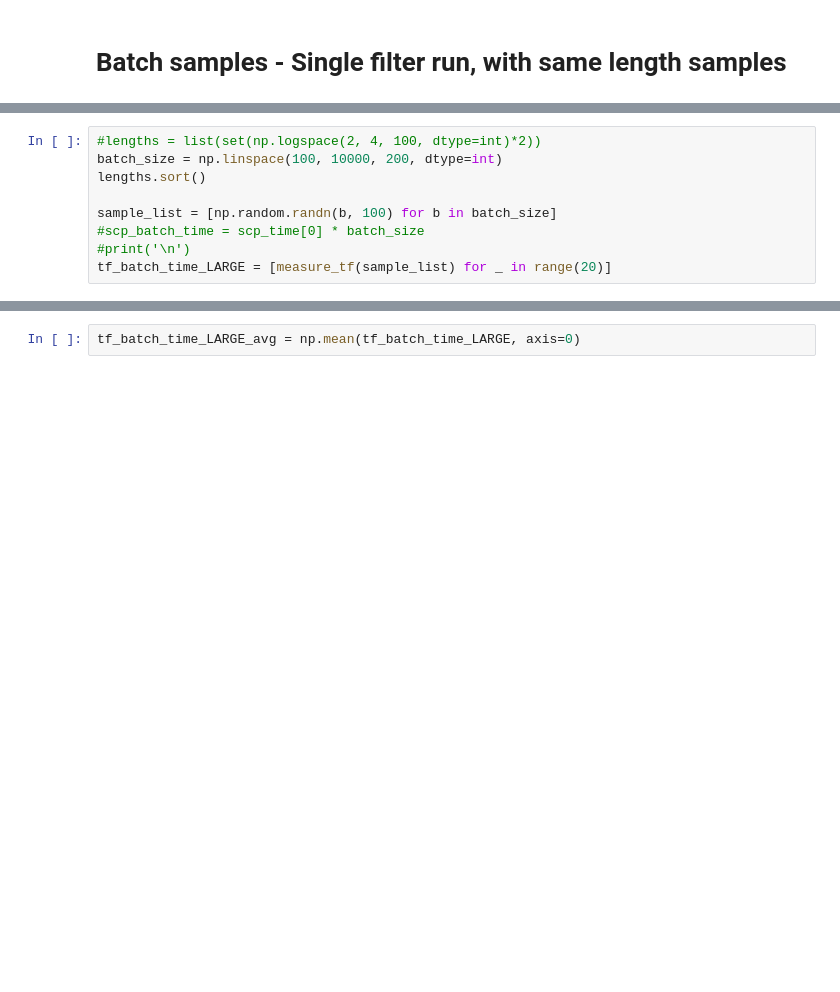
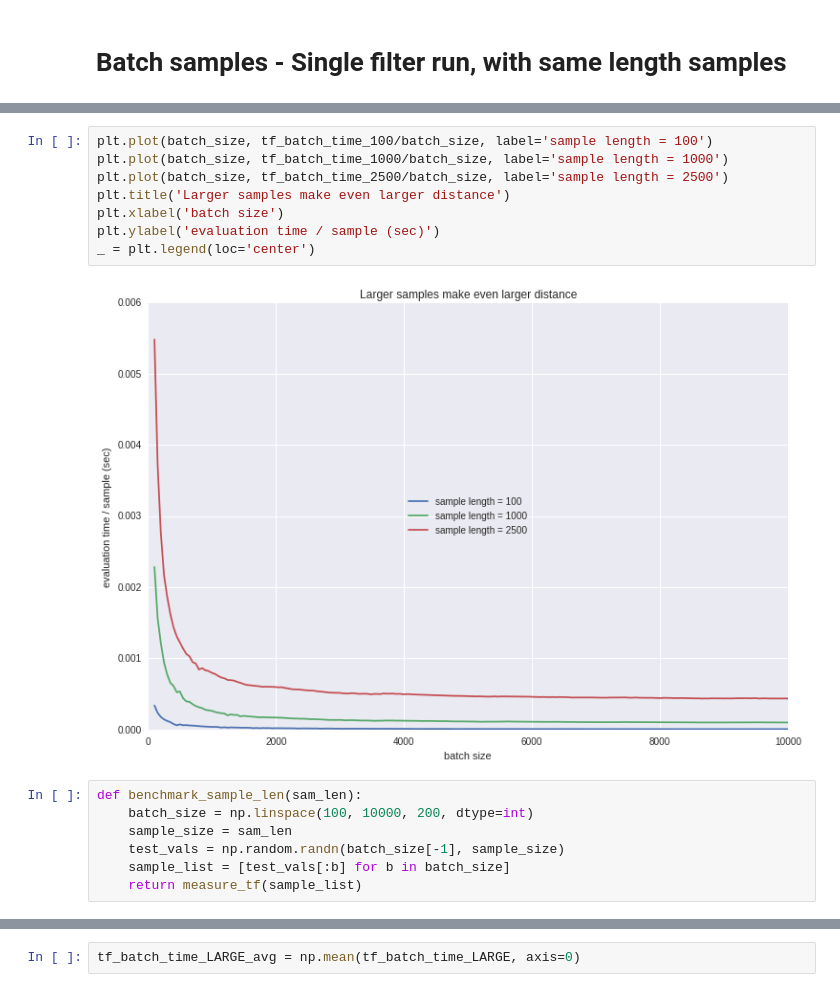
Before and after one commit to botcs/cinc2017, a Jupyter notebook: tensorflow/filtfilt_timetest.ipynb, the cells around one changed output, grey strips where cells are left out. Saved outputs shown, nothing was run; the diff lists cells and outputs as text; blank space fills up the shorter version.

```diff
--- a/tensorflow/filtfilt_timetest.ipynb
+++ b/tensorflow/filtfilt_timetest.ipynb
@@ -162,9 +163,17 @@ _ = plt.legend(loc=2)
+# %%
+plt.plot(batch_size, tf_batch_time_100/batch_size, label='sample length = 100')
+plt.plot(batch_size, tf_batch_time_1000/batch_size, label='sample length = 1000')
+plt.plot(batch_size, tf_batch_time_2500/batch_size, label='sample length = 2500')
+plt.title('Larger samples make even larger distance')
+plt.xlabel('batch size')
+plt.ylabel('evaluation time / sample (sec)')
+_ = plt.legend(loc='center')
+# %% [output]
+[figure, added]
 # %%
-#lengths = list(set(np.logspace(2, 4, 100, dtype=int)*2))
-batch_size = np.linspace(100, 10000, 200, dtype=int)
-lengths.sort()
-
-sample_list = [np.random.randn(b, 100) for b in batch_size]
-#scp_batch_time = scp_time[0] * batch_size
-#print('\n')
-tf_batch_time_LARGE = [measure_tf(sample_list) for _ in range(20)]
+def benchmark_sample_len(sam_len):
+    batch_size = np.linspace(100, 10000, 200, dtype=int)
+    sample_size = sam_len
+    test_vals = np.random.randn(batch_size[-1], sample_size)
+    sample_list = [test_vals[:b] for b in batch_size]
+    return measure_tf(sample_list)
```
Also changed, not shown: parts of 11 cells of this notebook.
